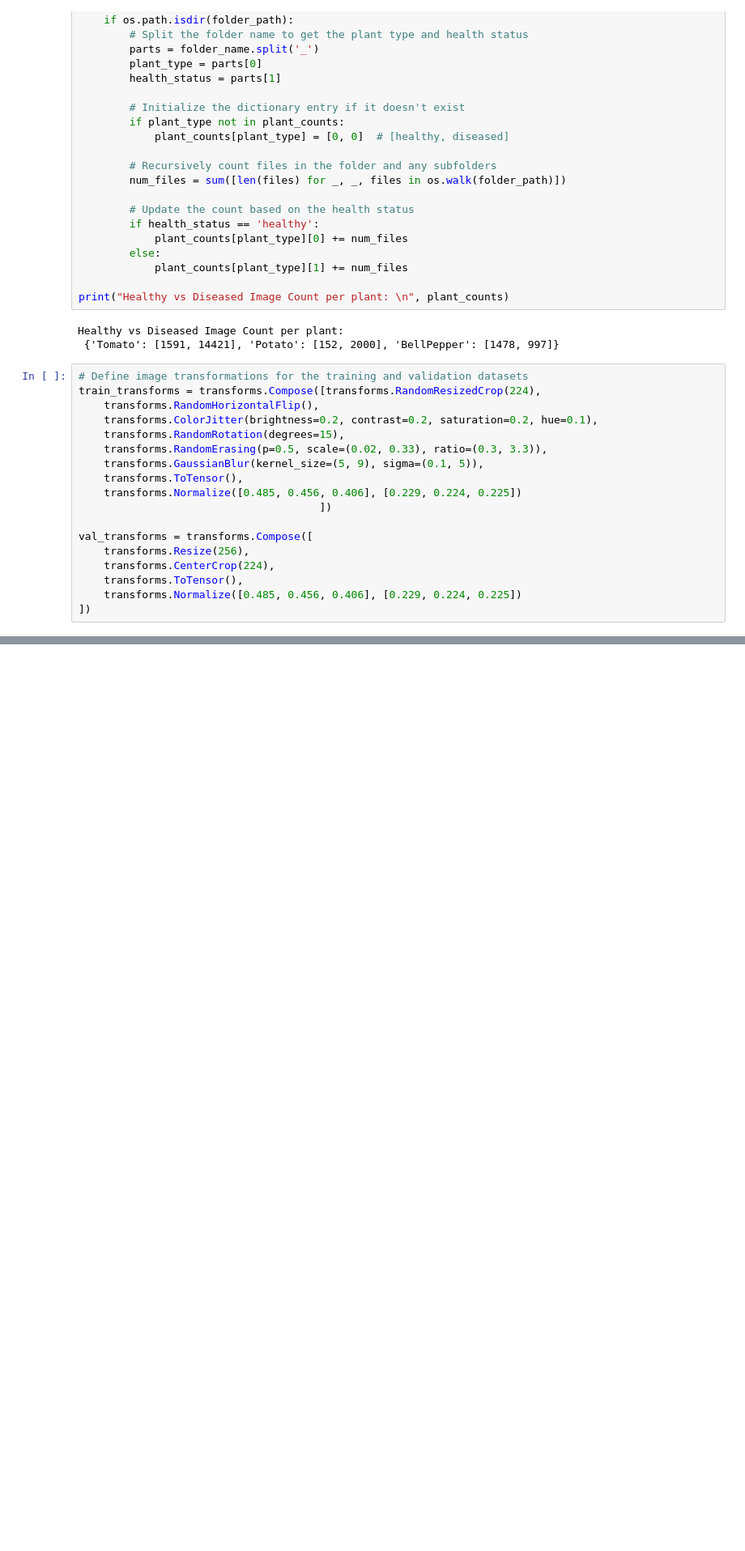
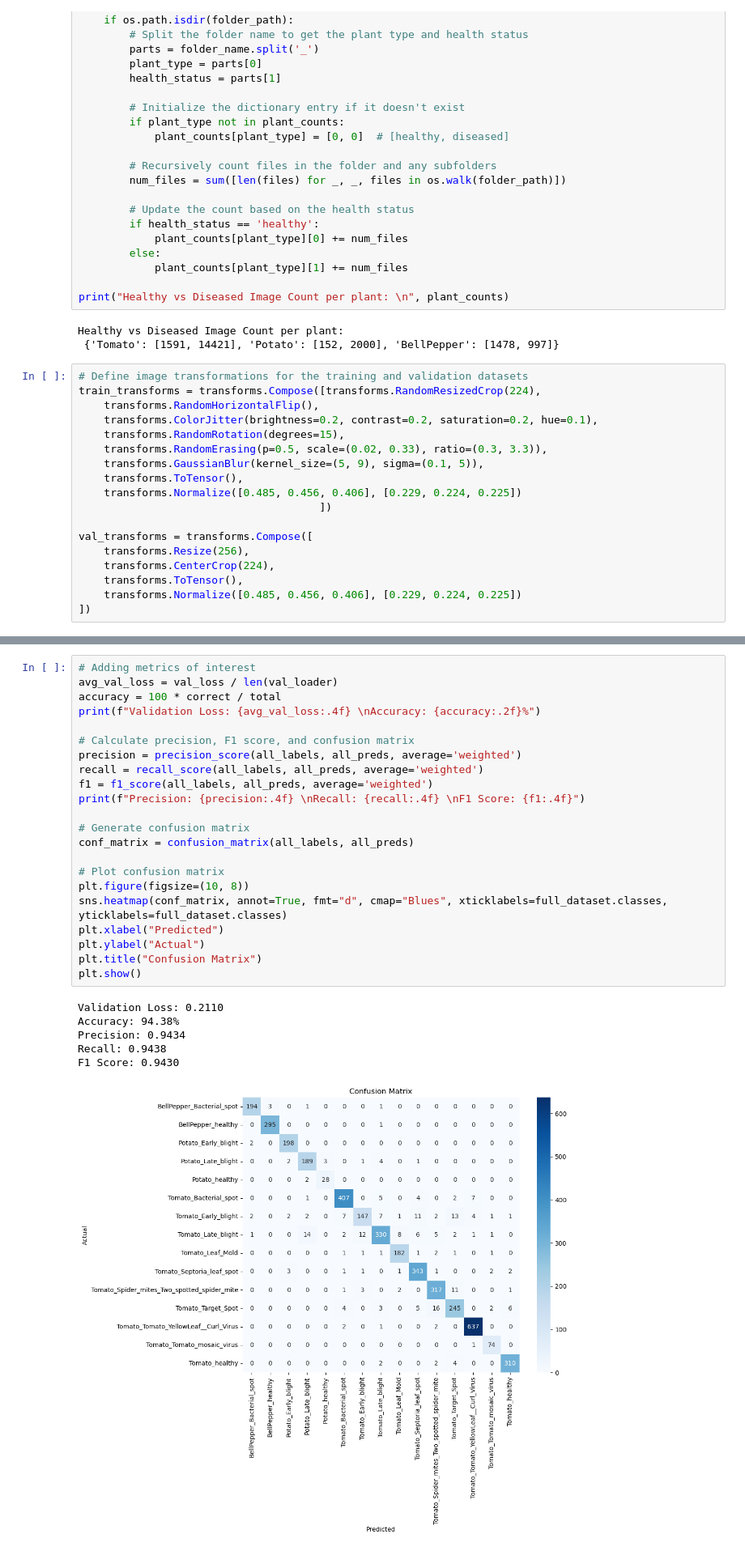
Before and after one commit to abeyyoseph/OtherProjects, a Jupyter notebook: PlantDiseaseDetection/PlantDiseaseDetection.ipynb, the cells around one changed output, grey strips where cells are left out. Shown at 81% size. Saved outputs shown, nothing was run; the diff lists cells and outputs as text; blank space fills up the shorter version.

```diff
--- a/PlantDiseaseDetection/PlantDiseaseDetection.ipynb
+++ b/PlantDiseaseDetection/PlantDiseaseDetection.ipynb
@@ -200,0 +218,29 @@ Epoch [6/10], Loss: 0.1296
+# %%
+# Adding metrics of interest
+avg_val_loss = val_loss / len(val_loader)
+accuracy = 100 * correct / total
+print(f"Validation Loss: {avg_val_loss:.4f} \nAccuracy: {accuracy:.2f}%")
+
+# Calculate precision, F1 score, and confusion matrix
+precision = precision_score(all_labels, all_preds, average='weighted')
+recall = recall_score(all_labels, all_preds, average='weighted')
+f1 = f1_score(all_labels, all_preds, average='weighted')
+print(f"Precision: {precision:.4f} \nRecall: {recall:.4f} \nF1 Score: {f1:.4f}")
+
+# Generate confusion matrix
+conf_matrix = confusion_matrix(all_labels, all_preds)
+
+# Plot confusion matrix
+plt.figure(figsize=(10, 8))
+sns.heatmap(conf_matrix, annot=True, fmt="d", cmap="Blues", xticklabels=full_dataset.classes, yticklabels=full_dataset.classes)
+plt.xlabel("Predicted")
+plt.ylabel("Actual")
+plt.title("Confusion Matrix")
+plt.show()
+# %% [output]
+Validation Loss: 0.2110
+Accuracy: 94.38%
+Precision: 0.9434
+Recall: 0.9438
+F1 Score: 0.9430
+[figure, added]
```
Also changed, not shown: parts of 5 cells of this notebook, 1 other file.
